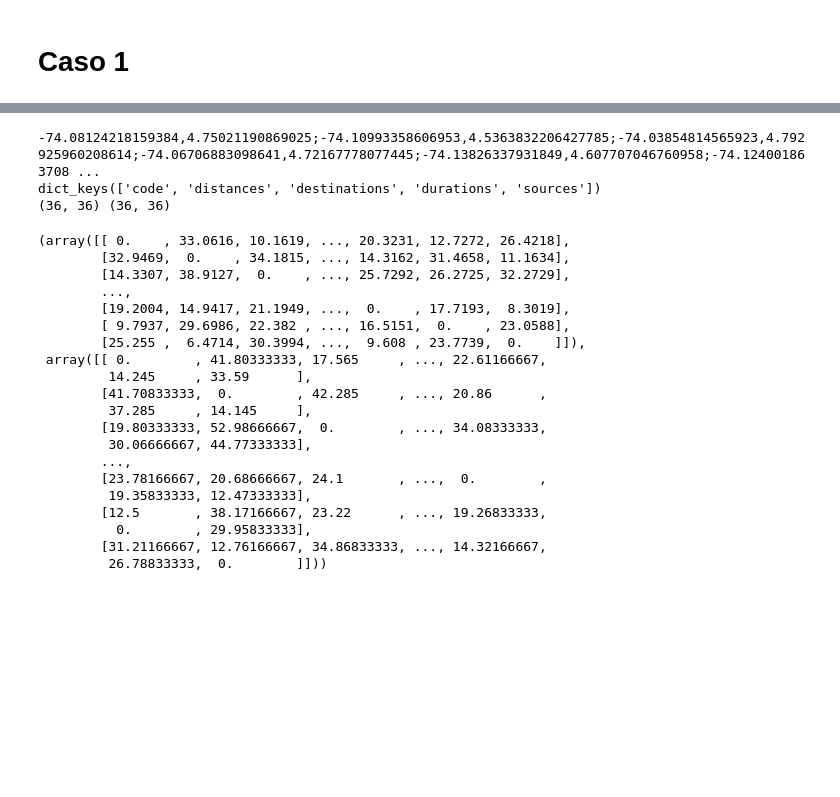
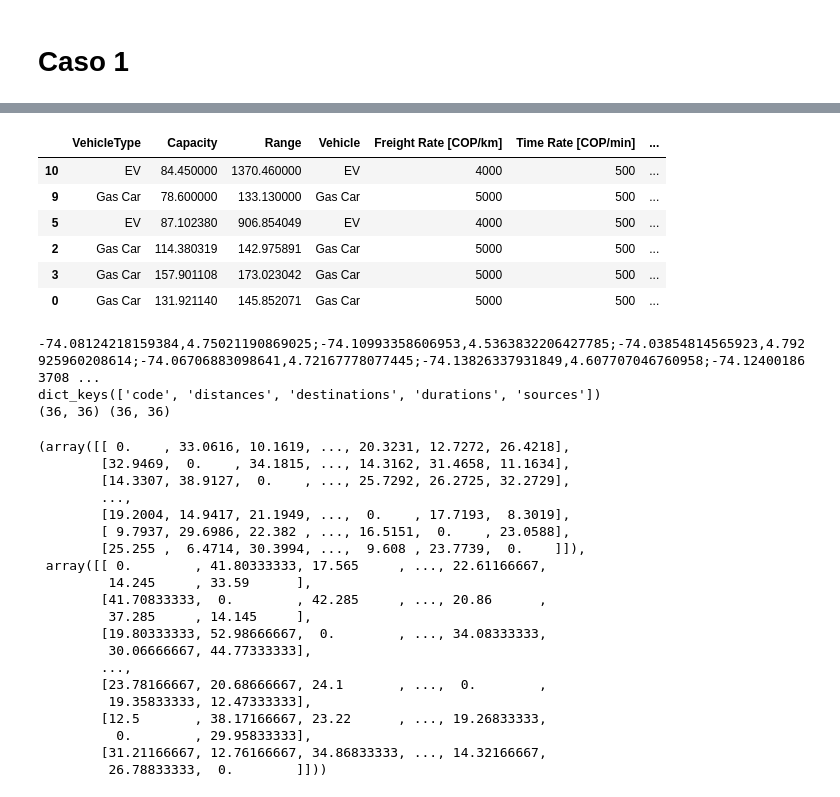
Before and after one commit to Pipeperez1305/PROY2_MOS, a Jupyter notebook: Proyecto Seneca Libre/MOS-Proyecto2.ipynb, the cells around one changed output, grey strips where cells are left out. Drawn from its saved outputs; the diff is of its cells as text; code cells hidden in the pictures; blank space fills up the shorter version.

```diff
--- a/Proyecto Seneca Libre/MOS-Proyecto2.ipynb
+++ b/Proyecto Seneca Libre/MOS-Proyecto2.ipynb
@@ -112,3 +112,15 @@ vehiculos_info.sample(5)
+# %%
+#Reemplazar los valores nulos de cada columna por 0
+vehiculos_info.fillna(0, inplace=True)
+vehiculos_info.sample(6)
+# %% [output]
+|  | VehicleType | Capacity | Range | Vehicle | Freight Rate [COP/km] | Time Rate [COP/min] | ... |
+| 10 | EV | 84.450000 | 1370.460000 | EV | 4000 | 500 | ... |
+| 9 | Gas Car | 78.600000 | 133.130000 | Gas Car | 5000 | 500 | ... |
+| 5 | EV | 87.102380 | 906.854049 | EV | 4000 | 500 | ... |
+| 2 | Gas Car | 114.380319 | 142.975891 | Gas Car | 5000 | 500 | ... |
+| 3 | Gas Car | 157.901108 | 173.023042 | Gas Car | 5000 | 500 | ... |
+| 0 | Gas Car | 131.921140 | 145.852071 | Gas Car | 5000 | 500 | ... |
 # %%
 num_clientes = 24
 clientes_id = RangeSet(1, num_clientes)
```
Also changed, not shown: parts of 28 cells of this notebook, 8 other files.
